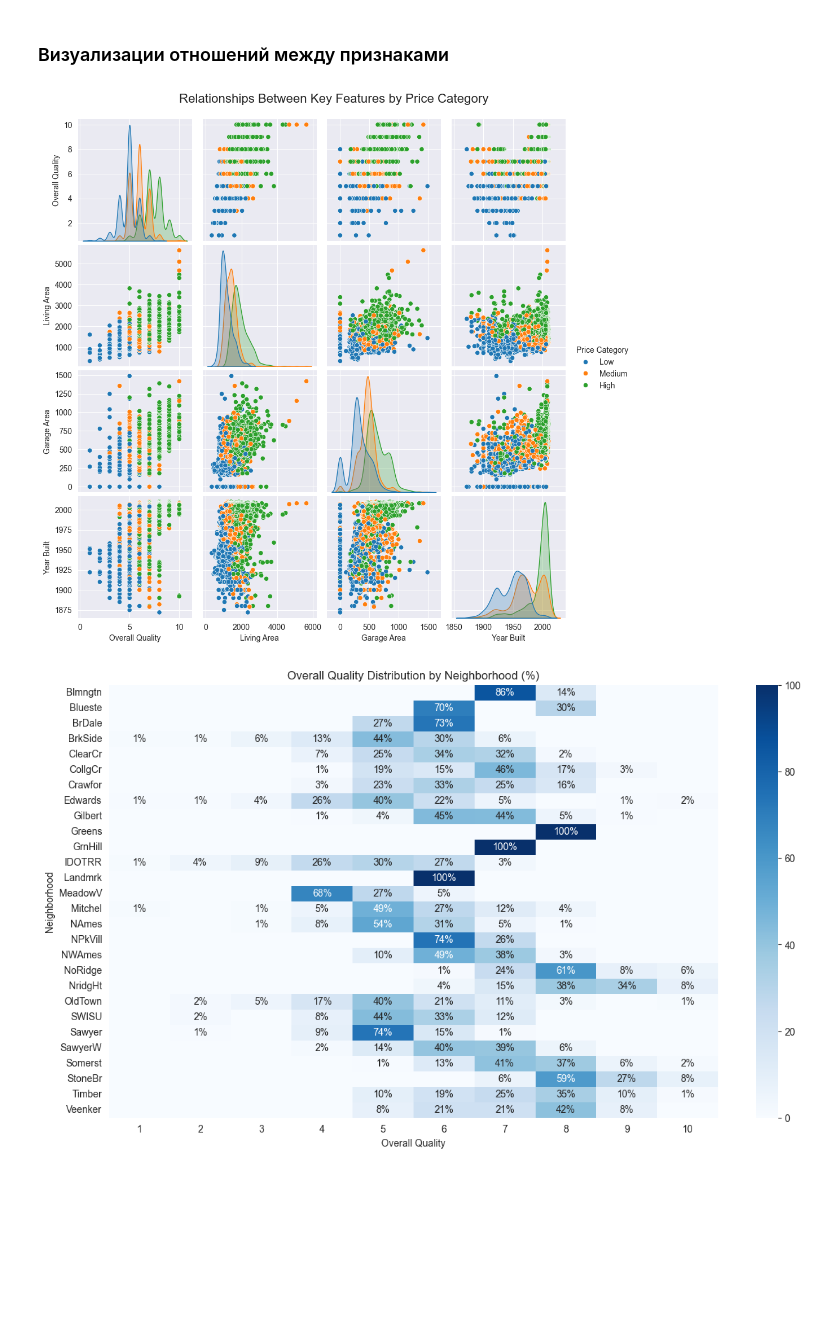
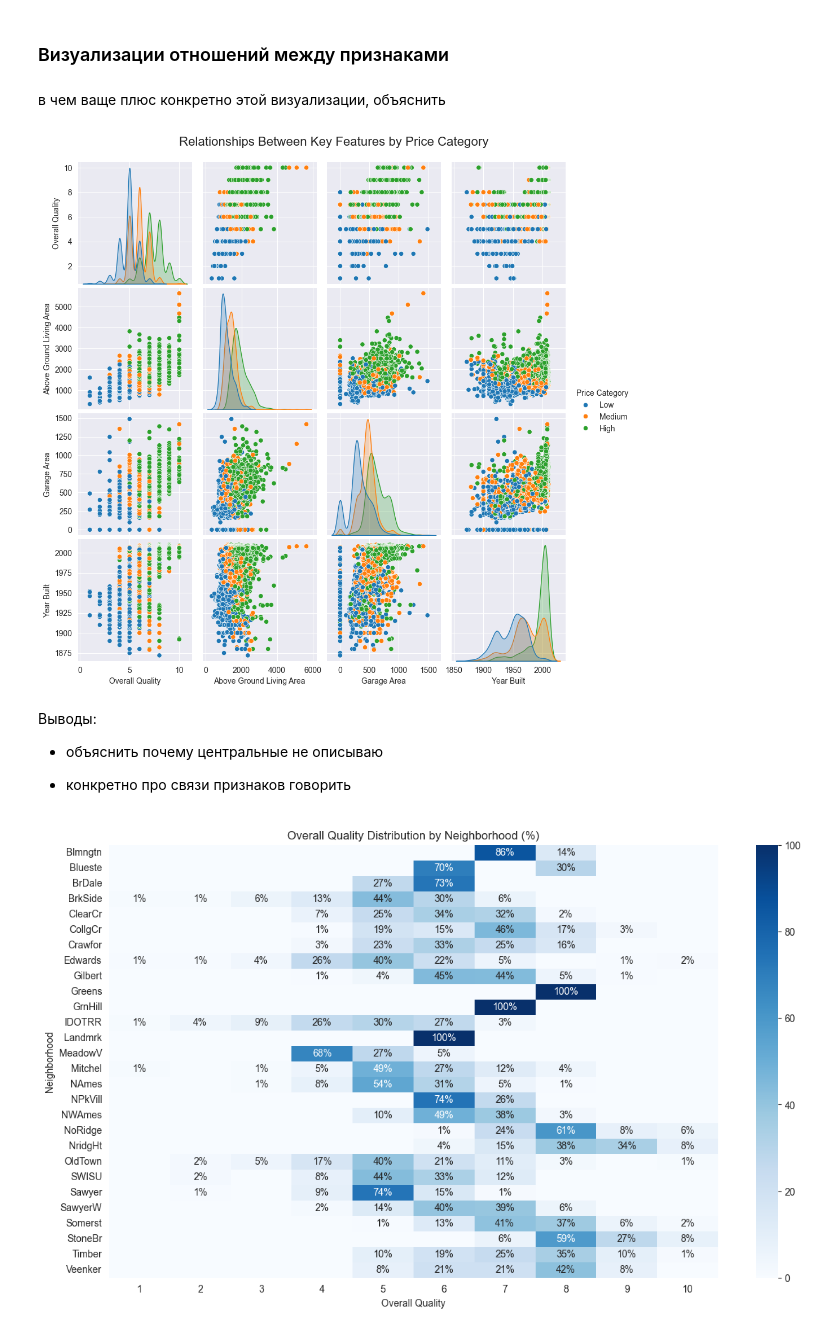
Before and after one commit to sonyakkmas/internship, a Jupyter notebook: week-2/project.ipynb, the cells around one changed output. Saved outputs shown, nothing was run; the diff lists cells and outputs as text; code cells hidden in the pictures; blank space fills up the shorter version.

```diff
--- a/week-2/project.ipynb
+++ b/week-2/project.ipynb
@@ -626,17 +129,6 @@ def check_multiple_structured_missingness(
 # %% [markdown]
 ### Распределение целевой переменной
 # %%
-sns.set_style('darkgrid')
-
-plt.figure(figsize=(16, 9))
-ax = sns.histplot(housing_df['SalePrice'], kde=True)
-apply_k_formatter(ax, axis="x")
-
-
-plt.title("Distribution of Sale Price")
-plt.xlabel("Sale Price")
-plt.ylabel("Number of Houses")
-
-plt.show()
+plot_target_distribution(housing_df) # TODO: add dollar signs to label
 # %% [output]
 [figure]
@@ -1016,42 +372,27 @@ plt.show()
 # %% [markdown]
 ### Визуализации отношений между признаками
+# %% [markdown]
+в чем ваще плюс конкретно этой визуализации, объяснить
 # %%
-housing_df["Price Category"] = pd.qcut(
-    housing_df["SalePrice"],
+pairplot_features = [
+    "Overall Qual",
+    "Gr Liv Area",
+    "Garage Area",
+    "Year Built"
+]
+
+plot_pairplot_by_price_category(
+    df=housing_df,
+    features=pairplot_features,
     q=3,
     labels=["Low", "Medium", "High"]
 )
-
-selected_cols = [
-    "Overall Qual",
-    "Gr Liv Area",
-    "Garage Area",
-    "Year Built",
-    "Price Category"
-]
-
-pairplot_df = housing_df[selected_cols].rename(columns={
-    "Overall Qual": "Overall Quality",
-    "Gr Liv Area": "Living Area",
-    "Garage Area": "Garage Area",
-    "Year Built": "Year Built",
-    "Price Category": "Price Category"
-})
-
-g = sns.pairplot(
-    pairplot_df,
-    hue="Price Category",
-    height=2.4,
-    diag_kind="kde"
-)
-
-g.fig.suptitle(
-    "Relationships Between Key Features by Price Category",
-    y=1.03,
-    fontsize=16
-)
-
-plt.show()
 # %% [output]
-[figure, old version]
+[figure, new version]
+# %% [markdown]
+Выводы:
+
+* объяснить почему центральные не описываю
+
+* конкретно про связи признаков говорить
 # %%
```
Also changed, not shown: parts of 81 cells of this notebook, 1 other file.
